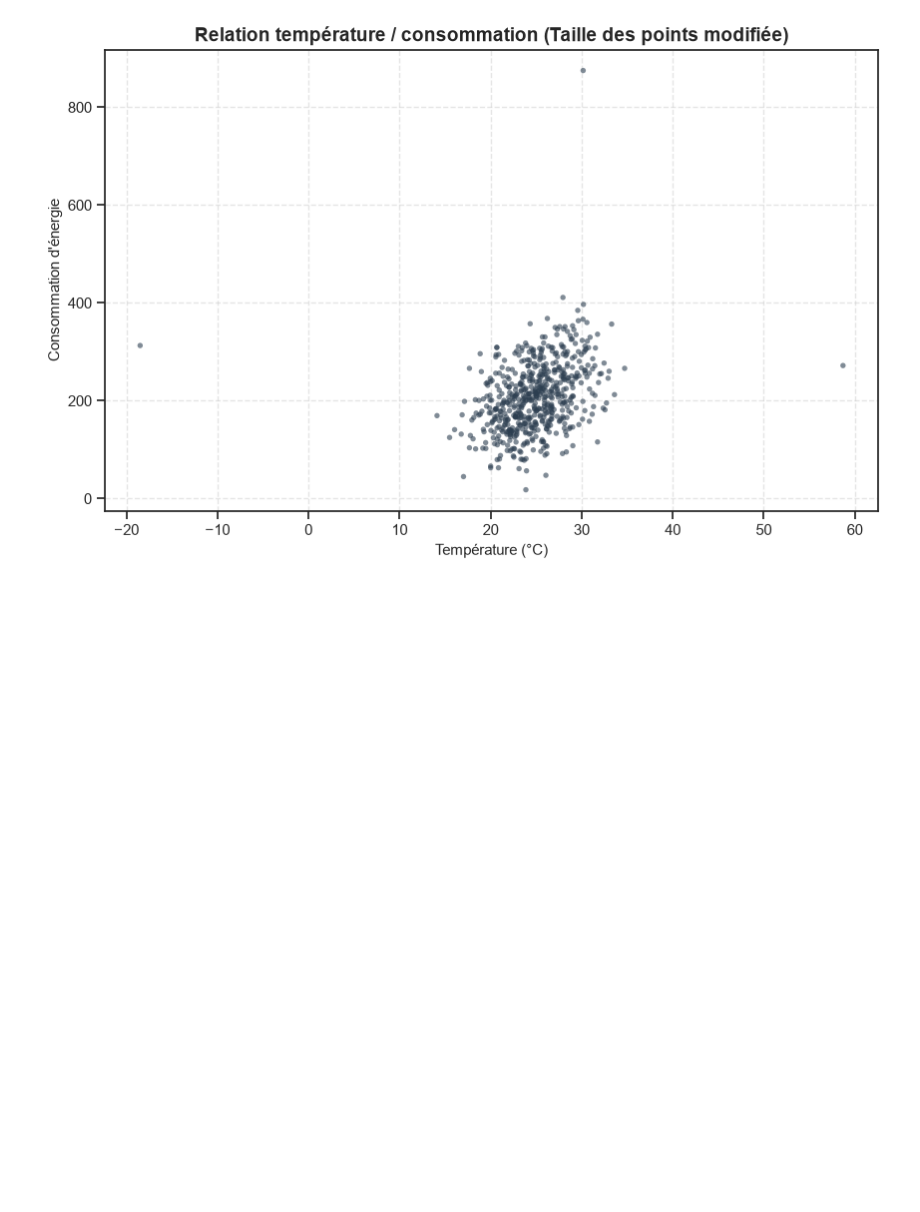
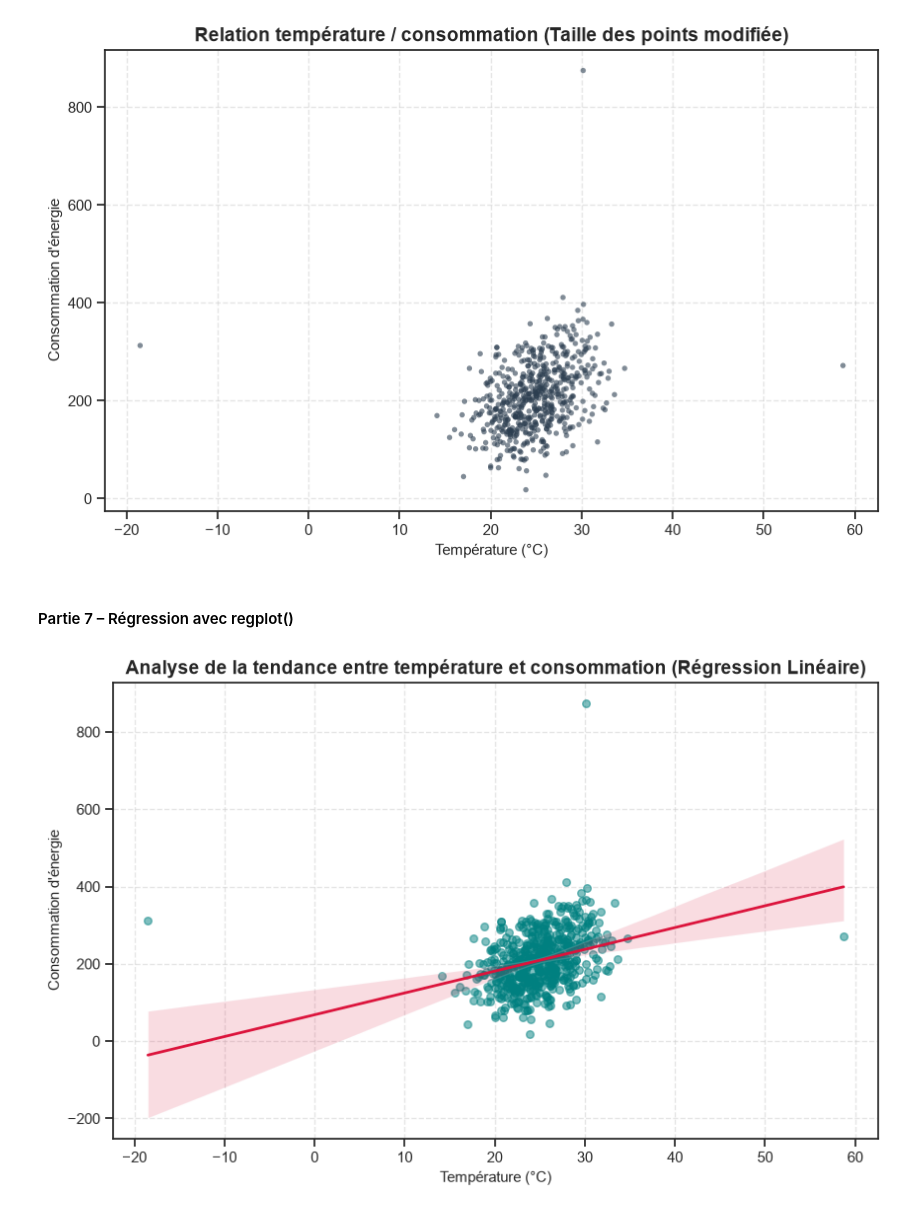
Before and after one commit to cheikhahmedtidiane/atelier_seaborn_iot, a Jupyter notebook: notebooks/atelier_seaborn_iot.ipynb, the cells around one changed output. Saved outputs shown, nothing was run; the diff lists cells and outputs as text; code cells hidden in the pictures; blank space fills up the shorter version.

Commit message:
Partie 7 – Régression avec regplot()

```diff
--- a/notebooks/atelier_seaborn_iot.ipynb
+++ b/notebooks/atelier_seaborn_iot.ipynb
@@ -447,3 +447,25 @@ plt.grid(True, linestyle="--", alpha=0.5)
 plt.show()
 # %% [output]
 [figure]
+# %% [markdown]
+#### Partie 7 – Régression avec regplot()
+# %%
+sns.set_theme(style="ticks")
+
+plt.figure(figsize=(10, 6))
+sns.regplot(
+    data=df,
+    x="temperature",
+    y="consommation",
+    scatter_kws={"s": 30, "alpha": 0.5, "color": "teal"}, # Personnalise les points (taille, opacité, couleur)
+    line_kws={"color": "crimson", "linewidth": 2}          # Personnalise la ligne de tendance (couleur, épaisseur)
+)
+
+plt.title("Analyse de la tendance entre température et consommation (Régression Linéaire)", fontsize=14, fontweight="bold")
+plt.xlabel("Température (°C)", fontsize=11)
+plt.ylabel("Consommation d'énergie", fontsize=11)
+
+plt.grid(True, linestyle="--", alpha=0.5)
+plt.show()
+# %% [output]
+[figure, added]
```
Also changed, not shown: parts of 3 cells of this notebook.
